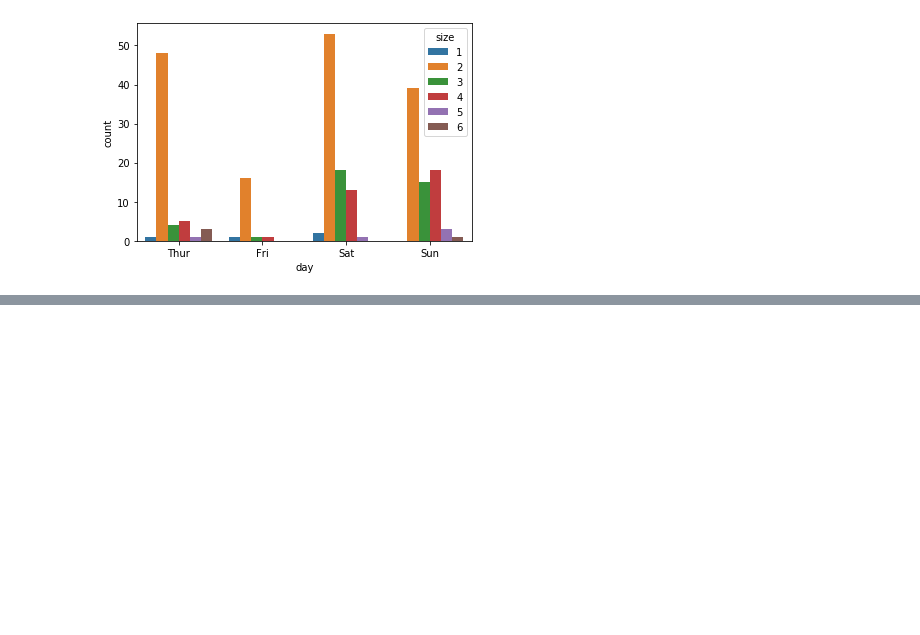
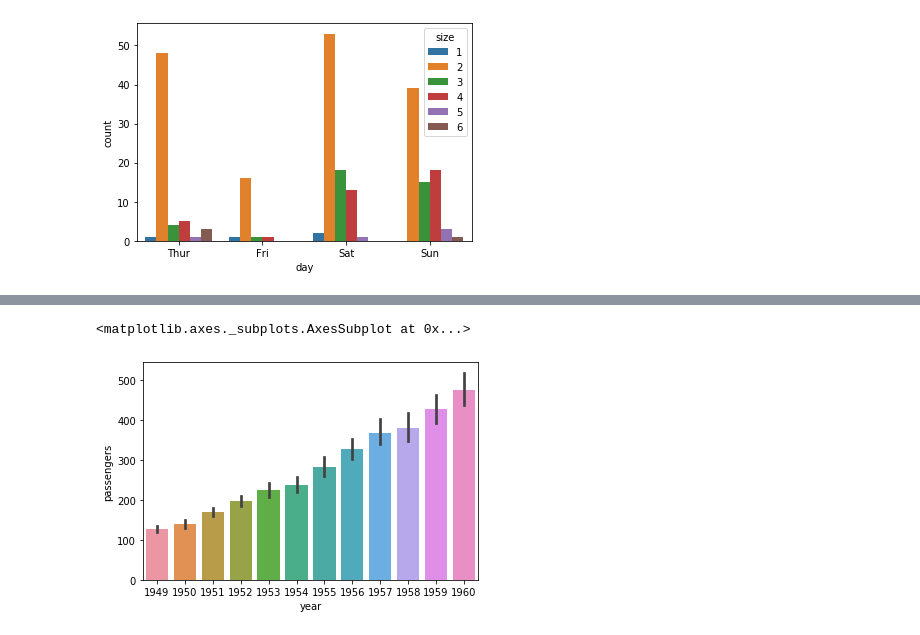
Before and after one commit to frontier1020/colabstart, a Jupyter notebook: ch06_visualization.ipynb, the cells around one changed output, grey strips where cells are left out. Saved outputs shown, nothing was run; the diff lists cells and outputs as text; code cells hidden in the pictures; blank space fills up the shorter version.

```diff
--- a/ch06_visualization.ipynb
+++ b/ch06_visualization.ipynb
@@ -146,0 +157,3 @@ sns.countplot(x='day',  hue='size', data=data)
+# %%
+fl_data = sns.load_dataset("flights")
+fl_data
@@ -146,0 +174,5 @@ sns.countplot(x='day',  hue='size', data=data)
+# %%
+sns.barplot(x="year", y="passengers", data=fl_data)
+# %% [output]
+<matplotlib.axes._subplots.AxesSubplot at 0x...>
+[figure, added]
```
Also changed, not shown: parts of 24 cells of this notebook.
